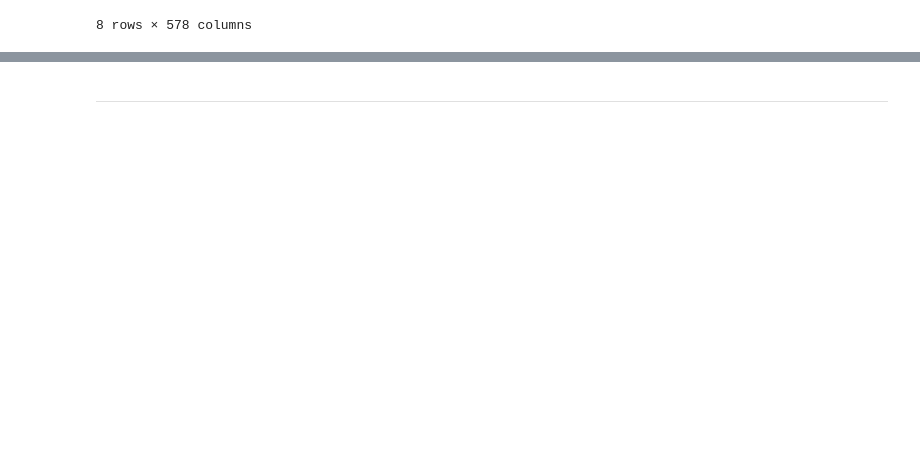
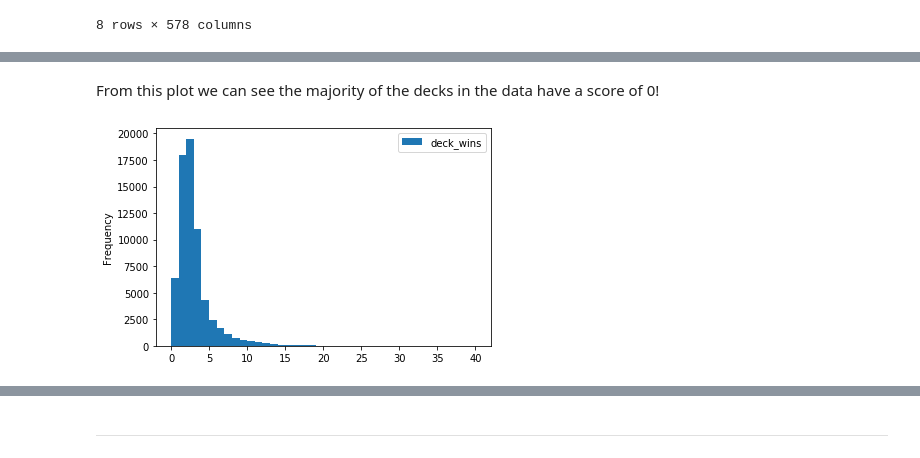
Before and after one commit to barrysheppard/B8IT110-Project, a Jupyter notebook: 03_analysis.ipynb, the cells around one changed output, grey strips where cells are left out. Drawn from its saved outputs; the diff is of its cells as text; code cells hidden in the pictures; blank space fills up the shorter version.

```diff
--- a/03_analysis.ipynb
+++ b/03_analysis.ipynb
@@ -40,0 +51,7 @@ deck_df.describe()
+# %% [markdown]
+From this plot we can see the majority of the decks in the data have a score of 0!
+# %%
+decks = deck_df[['deck_wins']]
+my_plot = decks.plot(kind='hist', by='deck_wins', bins=40)
+# %% [output]
+[figure, added]
```
Also changed, not shown: parts of 40 cells of this notebook, 1 other file.
